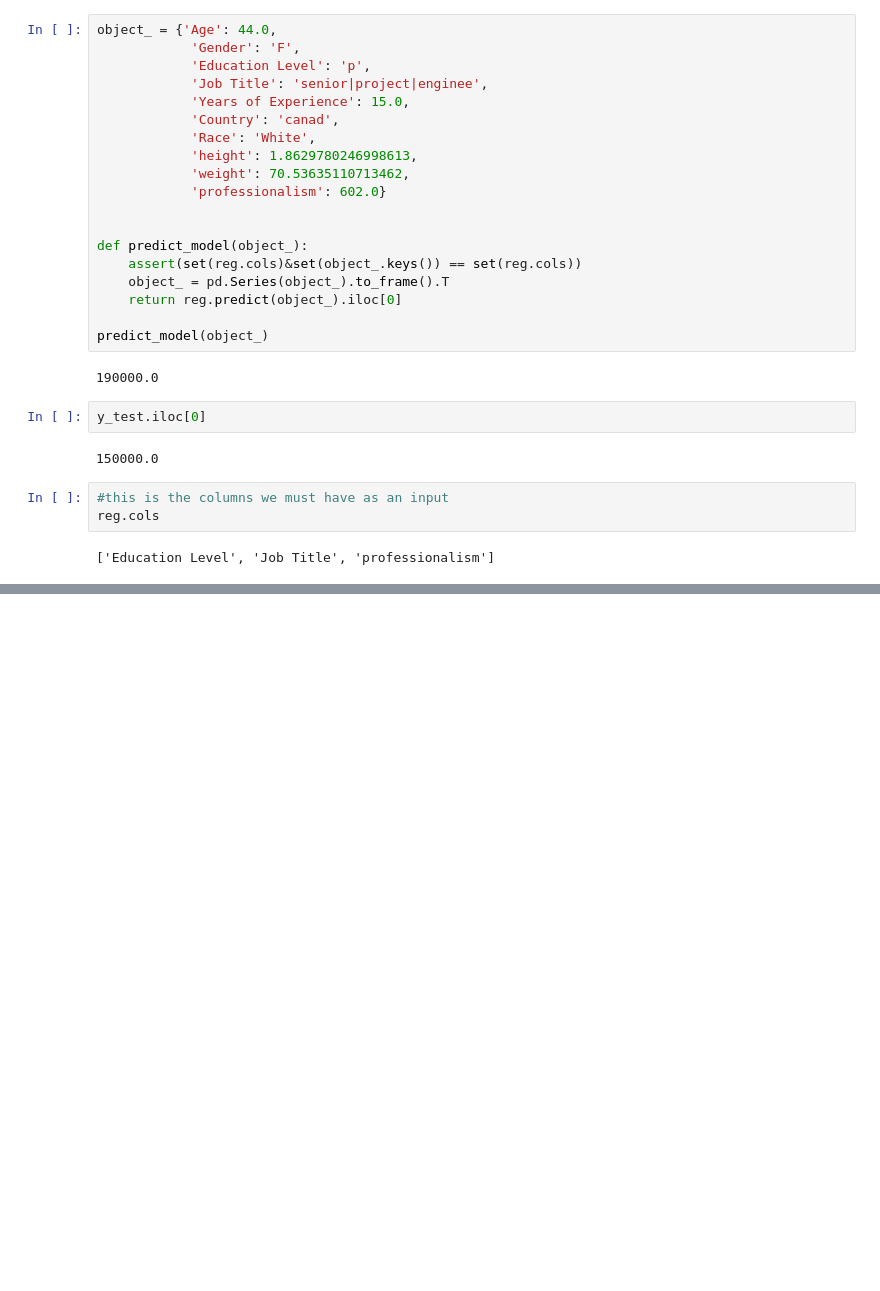
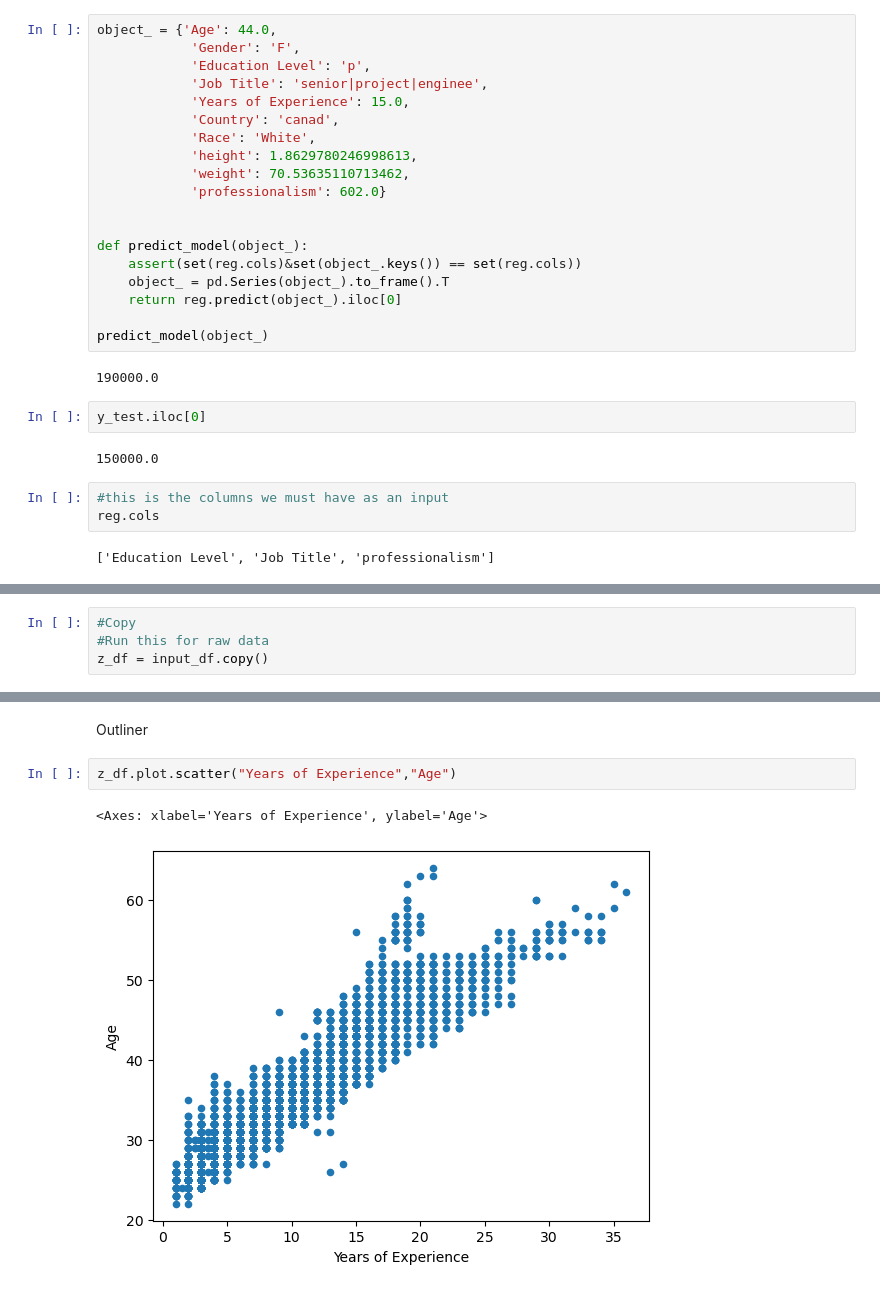
Before and after one commit to myeran/Regression_project_raz, a Jupyter notebook: MySuperModel.ipynb, the cells around one changed output, grey strips where cells are left out. Drawn from its saved outputs; the diff is of its cells as text; blank space fills up the shorter version.

```diff
--- a/MySuperModel.ipynb
+++ b/MySuperModel.ipynb
@@ -558,0 +568,4 @@ reg.cols
+# %%
+#Copy
+#Run this for raw data
+z_df = input_df.copy()
@@ -558,0 +624,7 @@ reg.cols
+# %% [markdown]
+Outliner
+# %%
+z_df.plot.scatter("Years of Experience","Age")
+# %% [output]
+<Axes: xlabel='Years of Experience', ylabel='Age'>
+[figure, added]
```
Also changed, not shown: parts of 50 cells of this notebook.
